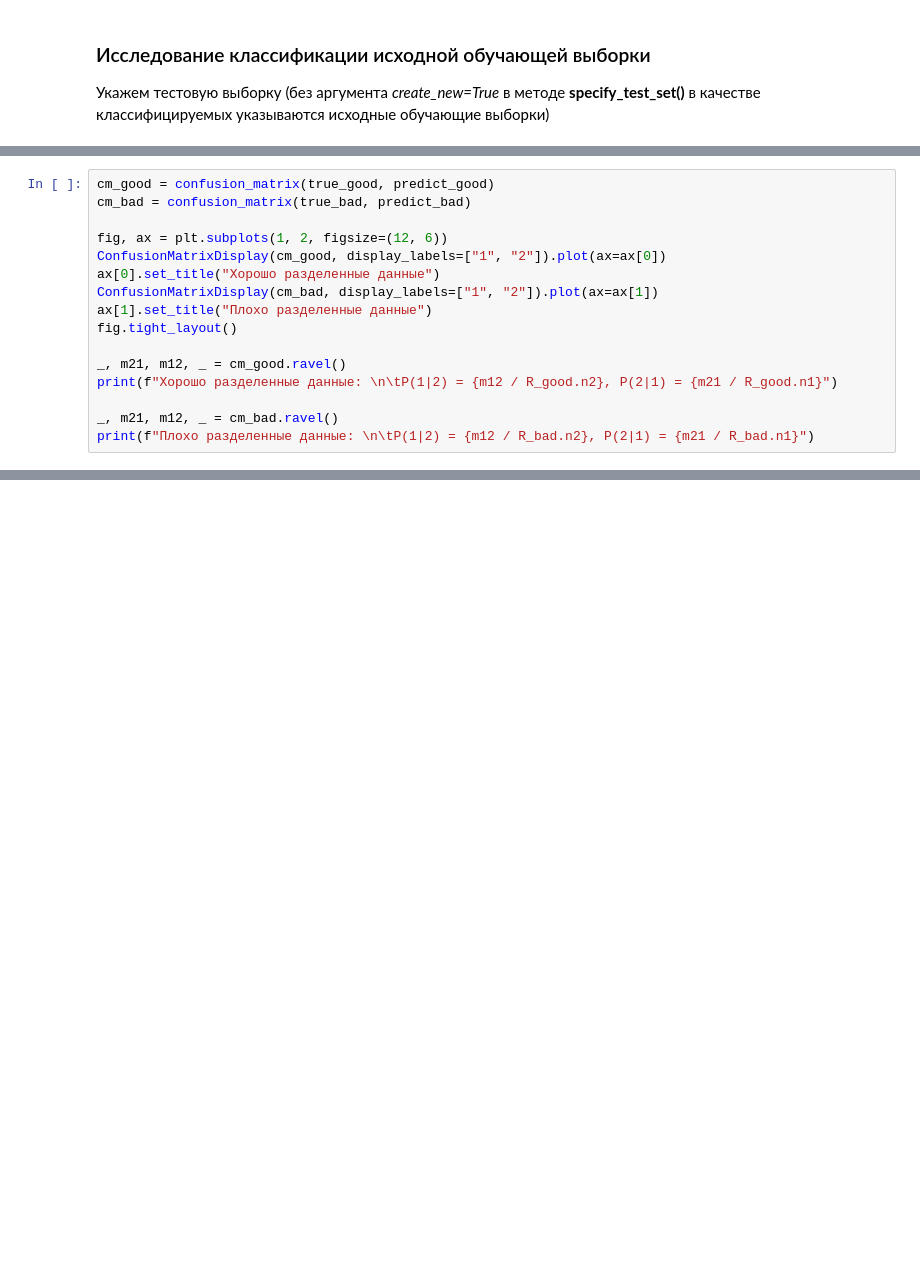
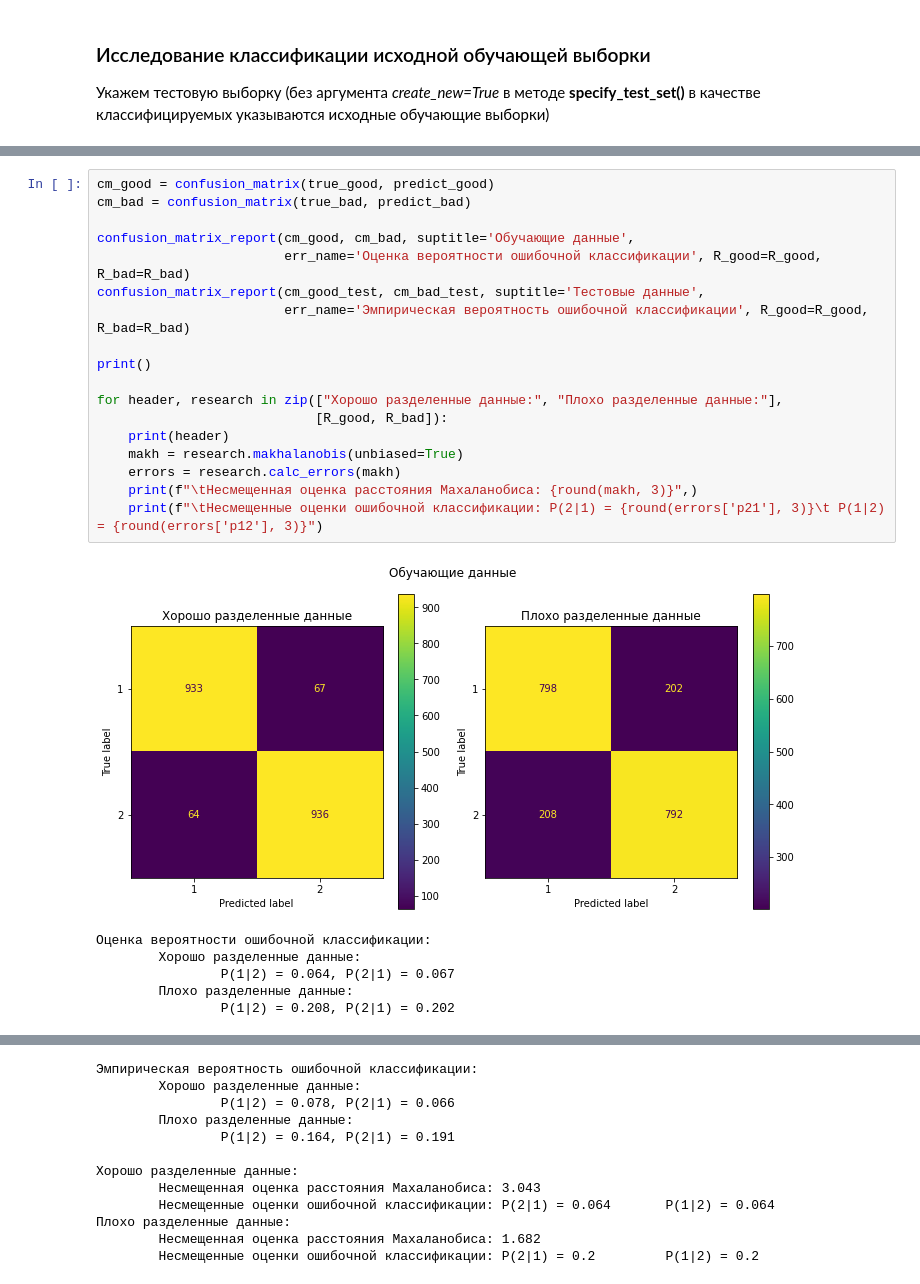
Before and after one commit to Dannikk/Multidimensional-Statistical-Analysys, a Jupyter notebook: Lab_2/lab_2_main.ipynb, the cells around one changed output, grey strips where cells are left out. Drawn from its saved outputs; the diff is of its cells as text; blank space fills up the shorter version.

```diff
--- a/Lab_2/lab_2_main.ipynb
+++ b/Lab_2/lab_2_main.ipynb
@@ -221,16 +264,25 @@ $m_1$ - количество элементов 1 класса, которых
 # %%
 cm_good = confusion_matrix(true_good, predict_good)
 cm_bad = confusion_matrix(true_bad, predict_bad)
 
-fig, ax = plt.subplots(1, 2, figsize=(12, 6))
-ConfusionMatrixDisplay(cm_good, display_labels=["1", "2"]).plot(ax=ax[0])
-ax[0].set_title("Хорошо разделенные данные")
-ConfusionMatrixDisplay(cm_bad, display_labels=["1", "2"]).plot(ax=ax[1])
-ax[1].set_title("Плохо разделенные данные")
-fig.tight_layout()
+confusion_matrix_report(cm_good, cm_bad, suptitle='Обучающие данные',
+                        err_name='Оценка вероятности ошибочной классификации', R_good=R_good, R_bad=R_bad)
+confusion_matrix_report(cm_good_test, cm_bad_test, suptitle='Тестовые данные',
+                        err_name='Эмпирическая вероятность ошибочной классификации', R_good=R_good, R_bad=R_bad)
 
-_, m21, m12, _ = cm_good.ravel()
-print(f"Хорошо разделенные данные: \n\tP(1|2) = {m12 / R_good.n2}, P(2|1) = {m21 / R_good.n1}")
+print()
 
-_, m21, m12, _ = cm_bad.ravel()
-print(f"Плохо разделенные данные: \n\tP(1|2) = {m12 / R_bad.n2}, P(2|1) = {m21 / R_bad.n1}")
+for header, research in zip(["Хорошо разделенные данные:", "Плохо разделенные данные:"],
+                            [R_good, R_bad]):
+    print(header)
+    makh = research.makhalanobis(unbiased=True)
+    errors = research.calc_errors(makh)
+    print(f"\tНесмещенная оценка расстояния Махаланобиса: {round(makh, 3)}",)
+    print(f"\tНесмещенные оценки ошибочной классификации: P(2|1) = {round(errors['p21'], 3)}\t P(1|2) = {round(errors['p12'], 3)}")
+# %% [output]
+[figure, added]
+Оценка вероятности ошибочной классификации:
+        Хорошо разделенные данные:
+                P(1|2) = 0.064, P(2|1) = 0.067
+        Плохо разделенные данные:
+                P(1|2) = 0.208, P(2|1) = 0.202
@@ -236,0 +290,12 @@ print(f"Плохо разделенные данные: \n\tP(1|2) = {m12 / R_ba
+Эмпирическая вероятность ошибочной классификации:
+        Хорошо разделенные данные:
+                P(1|2) = 0.078, P(2|1) = 0.066
+        Плохо разделенные данные:
+                P(1|2) = 0.164, P(2|1) = 0.191
+
+Хорошо разделенные данные:
+        Несмещенная оценка расстояния Махаланобиса: 3.043
+        Несмещенные оценки ошибочной классификации: P(2|1) = 0.064       P(1|2) = 0.064
+Плохо разделенные данные:
+        Несмещенная оценка расстояния Махаланобиса: 1.682
+        Несмещенные оценки ошибочной классификации: P(2|1) = 0.2         P(1|2) = 0.2
```
Also changed, not shown: parts of 39 cells of this notebook, 4 other files.
